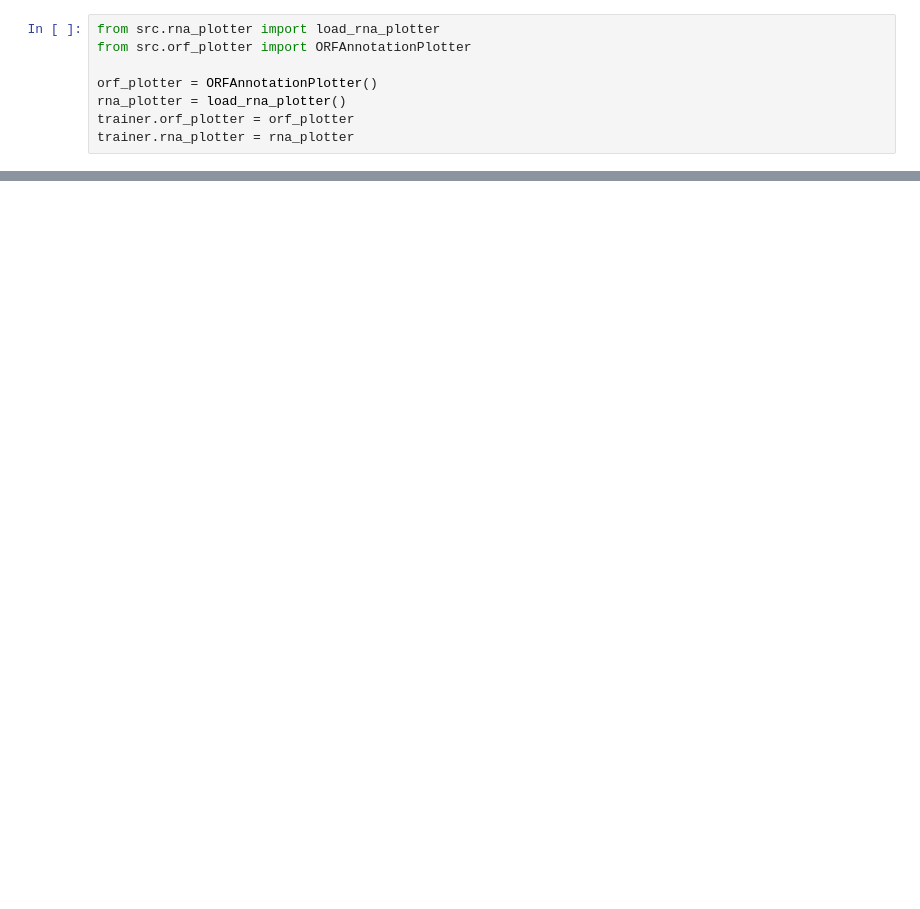
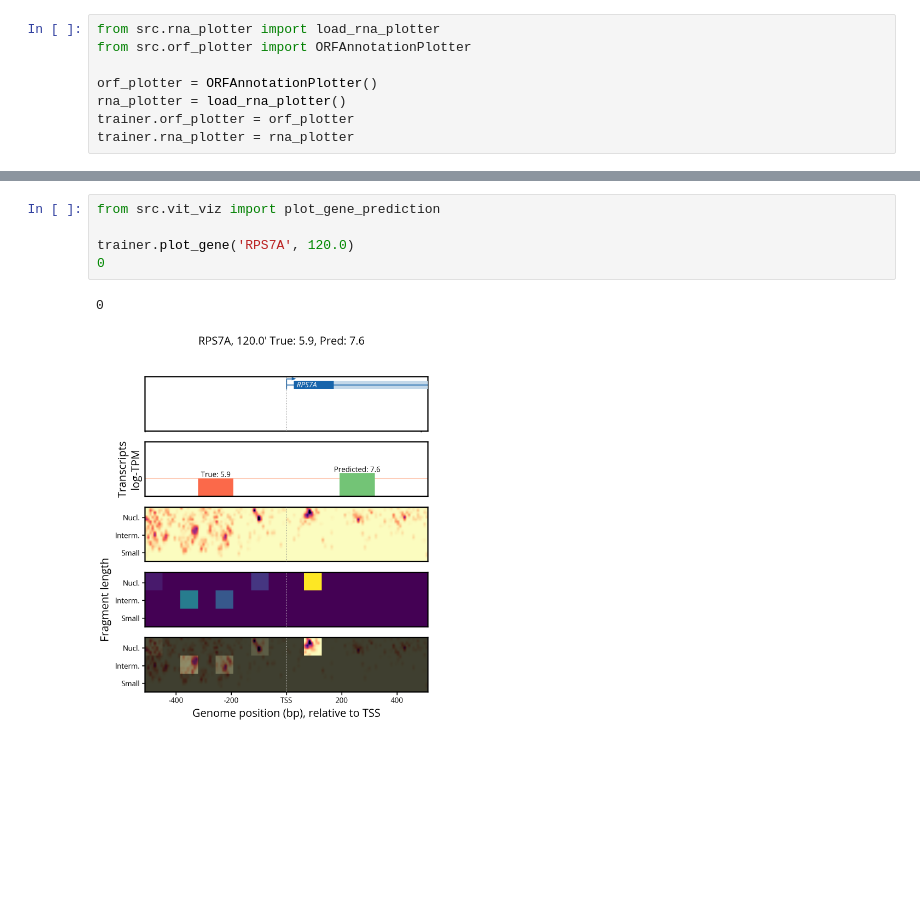
Before and after one commit to HarteminkLab/chromatin-transformers, a Jupyter notebook: Attention_Analysis.ipynb, the cells around one changed output, grey strips where cells are left out. Cells and saved outputs as stored; diff of their text form; blank space fills up the shorter version.

```diff
--- a/Attention_Analysis.ipynb
+++ b/Attention_Analysis.ipynb
@@ -72,3 +113,11 @@ trainer.plot_gene('PDC1', 120.0)
+# %%
+from src.vit_viz import plot_gene_prediction
+
+trainer.plot_gene('RPS7A', 120.0)
+0
+# %% [output]
+0
+[figure, added]
 # %%
 trainer.compute_attentions()
 # %% [output]
```
Also changed, not shown: parts of 23 cells of this notebook, 5 other files.
